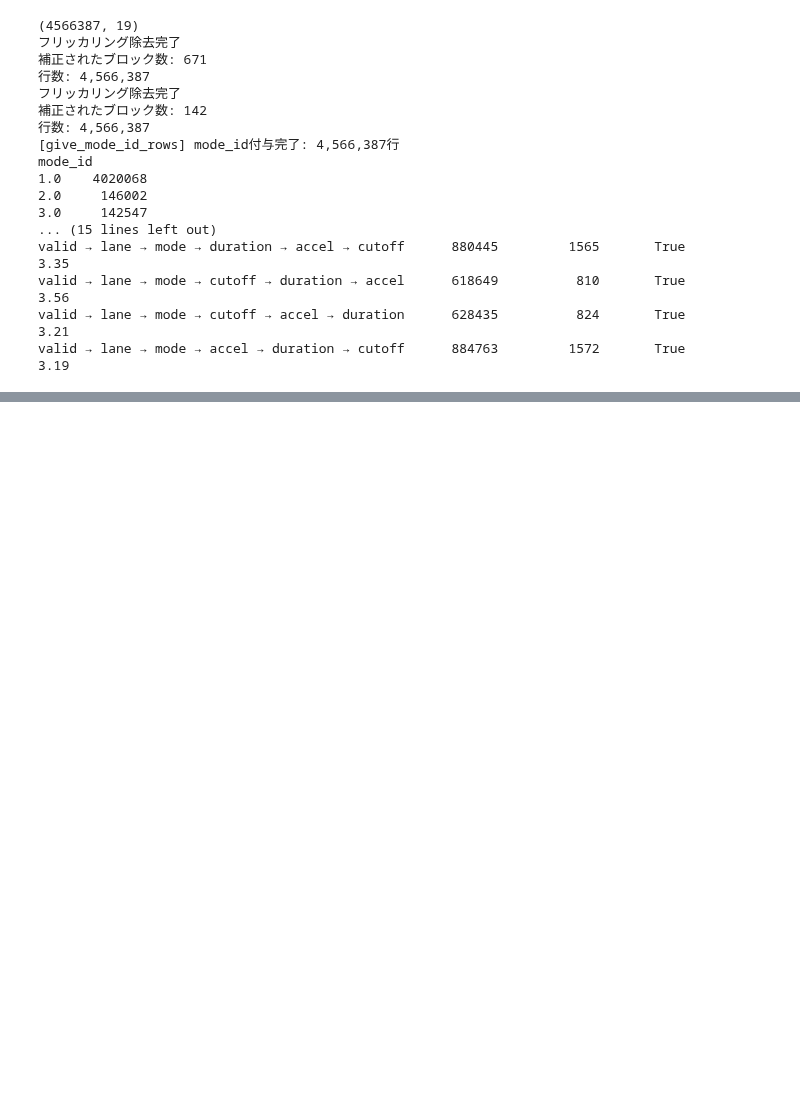
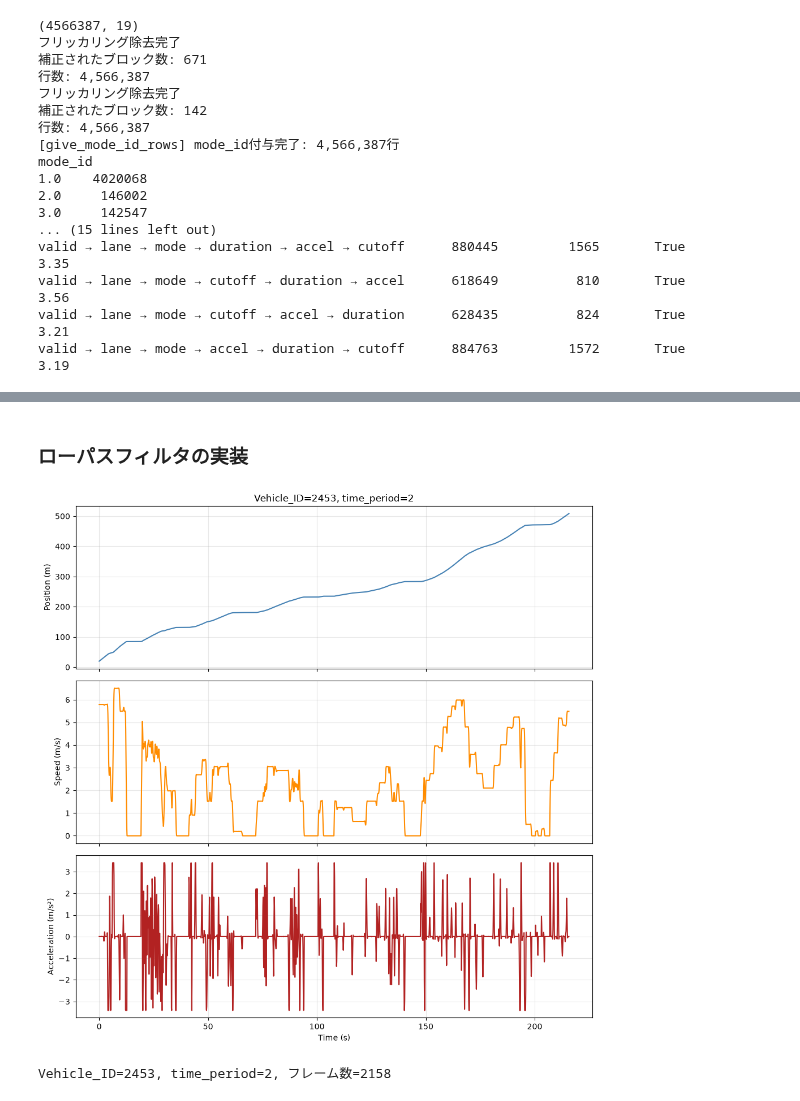
Before and after one commit to tenn0126/Game_Theory_Algorithm, a Jupyter notebook: notebooks/00_data_prep_ex.ipynb, the cells around one changed output, grey strips where cells are left out. Saved outputs shown, nothing was run; the diff lists cells and outputs as text; code cells hidden in the pictures; blank space fills up the shorter version.

```diff
--- a/notebooks/00_data_prep_ex.ipynb
+++ b/notebooks/00_data_prep_ex.ipynb
@@ -421,0 +525,2 @@ log_df[log_df['step']=='duration'].groupby('position')['pairs_removed'].describe
+# %% [markdown]
+### ローパスフィルタの実装
@@ -421,0 +562,37 @@ log_df[log_df['step']=='duration'].groupby('position')['pairs_removed'].describe
+# %%
+import matplotlib.pyplot as plt
+
+# 適当な車両を選ぶ(ある程度長い軌跡を持つものを選択)
+vehicle_id, time_period = (
+    df.groupby(['Vehicle_ID', 'time_period'])
+      .size()
+      .sort_values(ascending=False)
+      .index[20]  # 極端に長い/特殊なケースを避けて少しずらして選択
+)
+
+sample = df[(df['Vehicle_ID'] == vehicle_id) & (df['time_period'] == time_period)].sort_values('Global_Time')
+t_sec = (sample['Global_Time'] - sample['Global_Time'].min()) / 1000
+
+fig, axes = plt.subplots(3, 1, figsize=(10, 10), sharex=True)
+
+axes[0].plot(t_sec, sample['Local_Y'] * 0.3048, color='steelblue')
+axes[0].set_ylabel('Position (m)')
+axes[0].set_title(f'Vehicle_ID={vehicle_id}, time_period={time_period}')
+axes[0].grid(alpha=0.3)
+
+axes[1].plot(t_sec, sample['v_Vel'] * 0.3048, color='darkorange')
+axes[1].set_ylabel('Speed (m/s)')
+axes[1].grid(alpha=0.3)
+
+axes[2].plot(t_sec, sample['v_Acc'] * 0.3048, color='firebrick')
+axes[2].set_ylabel('Acceleration (m/s²)')
+axes[2].set_xlabel('Time (s)')
+axes[2].grid(alpha=0.3)
+
+plt.tight_layout()
+plt.show()
+
+print(f"Vehicle_ID={vehicle_id}, time_period={time_period}, フレーム数={len(sample)}")
+# %% [output]
+[figure, added]
+Vehicle_ID=2453, time_period=2, フレーム数=2158
```
Also changed, not shown: parts of 13 cells of this notebook.
